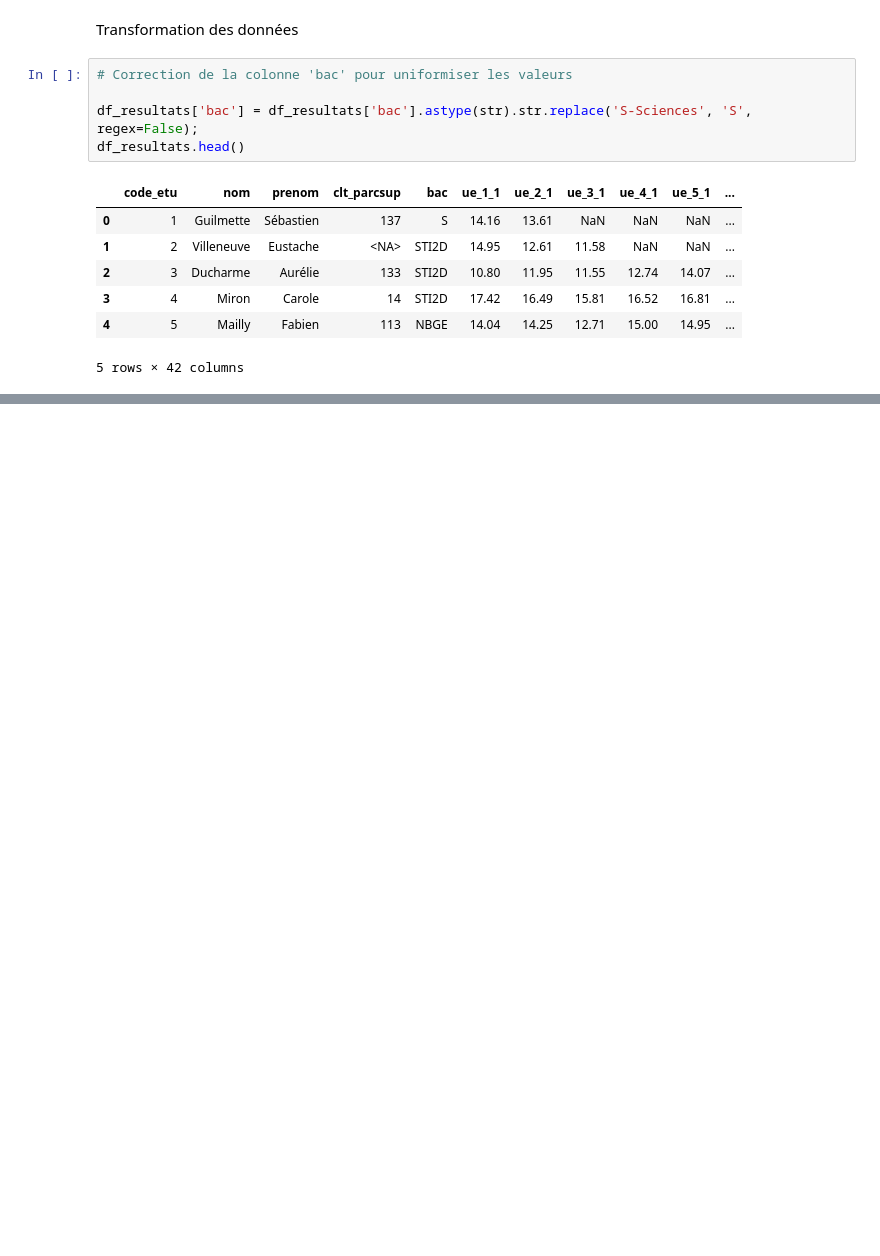
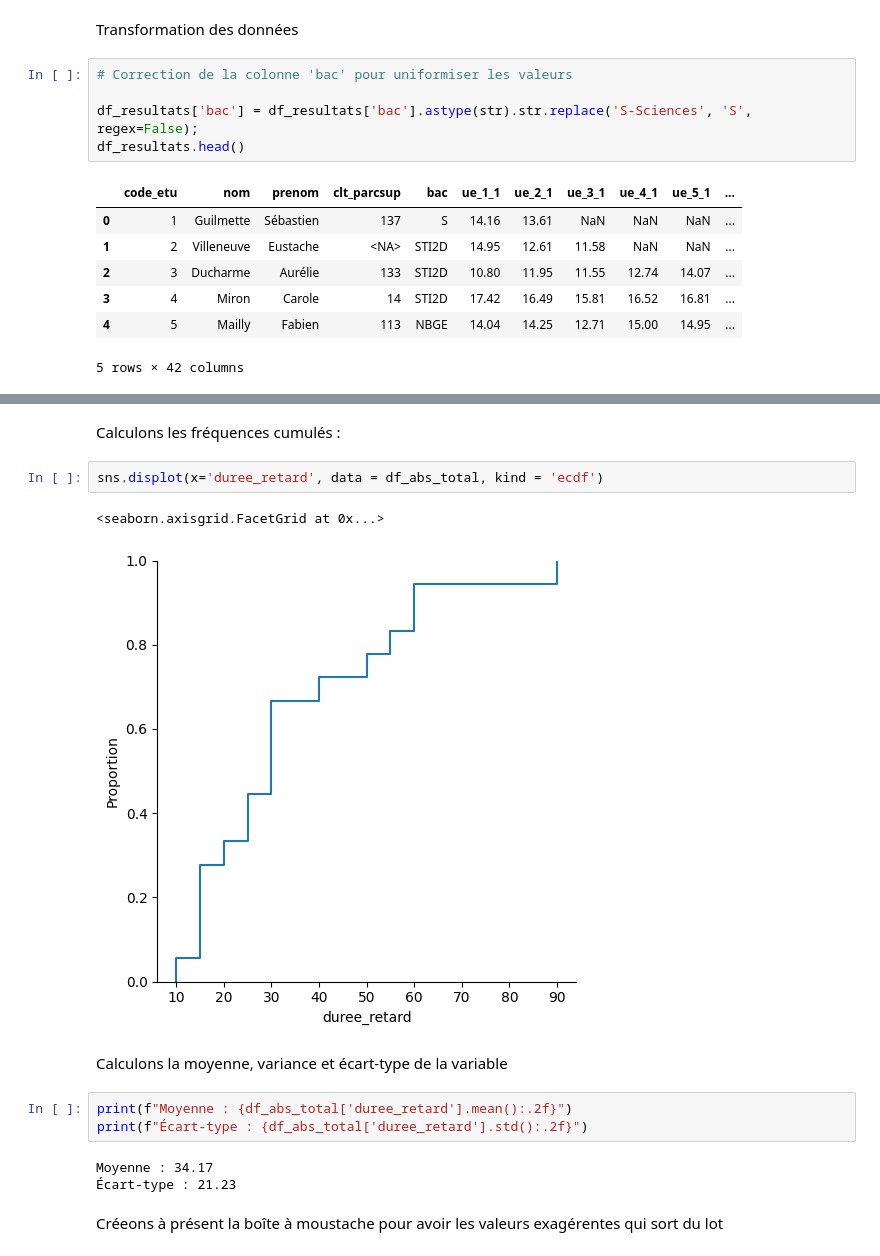
Before and after one commit to SAEIUTBUT1/SAE2.4-Maths, a Jupyter notebook: analyse.ipynb, the cells around one changed output, grey strips where cells are left out. Saved outputs shown, nothing was run; the diff lists cells and outputs as text; blank space fills up the shorter version.

```diff
--- a/analyse.ipynb
+++ b/analyse.ipynb
@@ -332,0 +660,17 @@ df_resultats.head()
+# %% [markdown]
+Calculons les fréquences cumulés :
+# %%
+sns.displot(x='duree_retard', data = df_abs_total, kind = 'ecdf')
+# %% [output]
+<seaborn.axisgrid.FacetGrid at 0x...>
+[figure, added]
+# %% [markdown]
+Calculons la moyenne, variance et écart-type de la variable
+# %%
+print(f"Moyenne : {df_abs_total['duree_retard'].mean():.2f}")
+print(f"Écart-type : {df_abs_total['duree_retard'].std():.2f}")
+# %% [output]
+Moyenne : 34.17
+Écart-type : 21.23
+# %% [markdown]
+Créeons à présent la boîte à moustache pour avoir les valeurs exagérentes qui sort du lot
```
Also changed, not shown: parts of 24 cells of this notebook.
